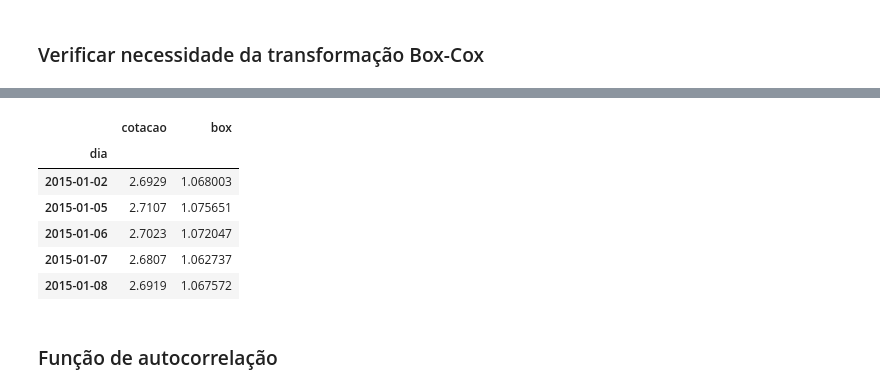
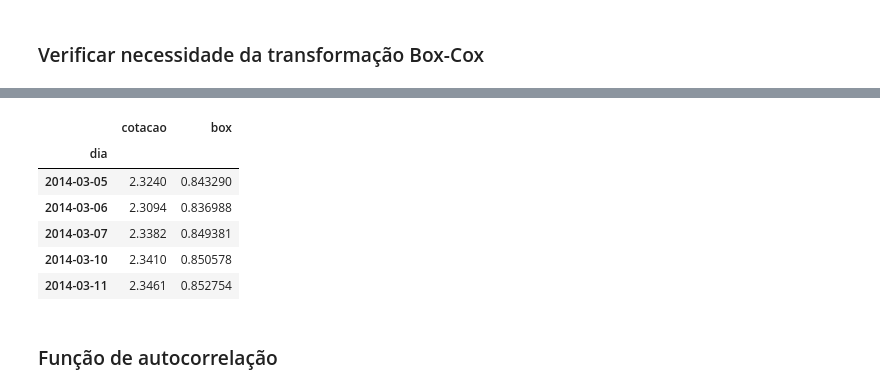
Before and after one commit to feanored/Perceptron, a Jupyter notebook: Cotações usando Arima.ipynb, the cells around one changed output, grey strips where cells are left out. Cells and saved outputs as stored; diff of their text form; code cells hidden in the pictures.

```diff
--- a/Cotações usando Arima.ipynb
+++ b/Cotações usando Arima.ipynb
@@ -73,5 +75,6 @@ dados = dados.set_index("dia")
 dados.cotacao = pd.to_numeric(dados.cotacao.str.replace(",", "."))
 
 # filtrando períodos
-dados = dados["2015-01-01":]
-dados.head()
+#dados = dados["2016-07-01":"2018-01-02"]  # 7 e 30 dias
+dados = dados["2014-03-01":"2018-03-01"] # 1 ano
+#dados.head()
@@ -128,17 +144,17 @@ R2:  0.377
 # %%
 # Aplicando transformação box-cox
-lamb = 0.15
+lamb = 0.00000001
 dados["box"] = (dados.cotacao**lamb - 1)/lamb
 #dados["box"] = np.log(dados.cotacao)
 dados.head()
 # %% [output]
 |  | cotacao | box |
 | dia |  |  |
-| 2015-01-02 | 2.6929 | 1.068003 |
-| 2015-01-05 | 2.7107 | 1.075651 |
-| 2015-01-06 | 2.7023 | 1.072047 |
-| 2015-01-07 | 2.6807 | 1.062737 |
-| 2015-01-08 | 2.6919 | 1.067572 |
+| 2014-03-05 | 2.3240 | 0.843290 |
+| 2014-03-06 | 2.3094 | 0.836988 |
+| 2014-03-07 | 2.3382 | 0.849381 |
+| 2014-03-10 | 2.3410 | 0.850578 |
+| 2014-03-11 | 2.3461 | 0.852754 |
 # %%
 # função de anti-transformação
 def antibox(x):
```
Also changed, not shown: parts of 11 cells of this notebook, 3 other files.
